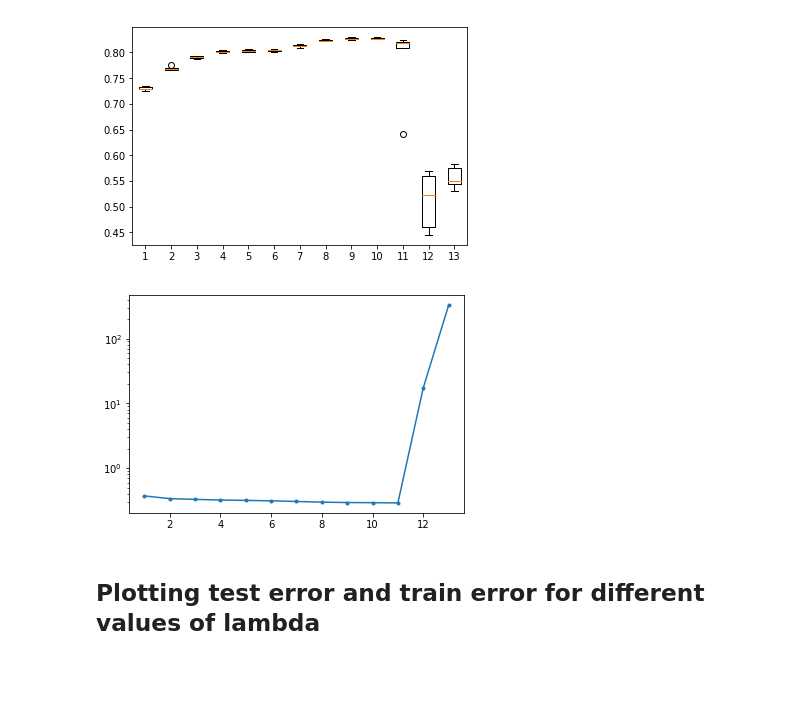
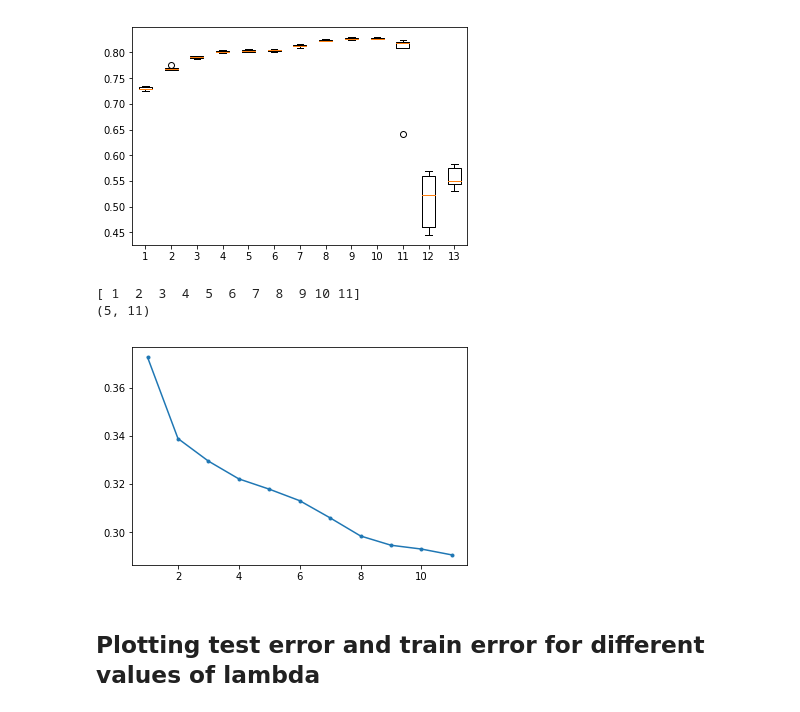
Before and after one commit to lubacien/MLproj1, a Jupyter notebook: scripts/datapreprocessing plotting.ipynb, the cells around one changed output. Cells and saved outputs as stored; diff of their text form; code cells hidden in the pictures; blank space fills up the shorter version.

```diff
--- a/scripts/datapreprocessing plotting.ipynb
+++ b/scripts/datapreprocessing plotting.ipynb
@@ -120,10 +126,16 @@ plt.show()
 [figure]
 # %%
 fig1, ax1 = plt.subplots()
-ax1.semilogy(degree,np.mean(trainlosses[1],axis=0),marker=".")
+degreeplt=degree[0:11]
+print(degreeplt)
+trainlossplt=trainlosses[1,:,0:11]
+print(trainlossplt.shape)
+ax1.plot(degreeplt,np.mean(trainlossplt,axis=0),marker=".")
 plt.show()
 # %% [output]
+[ 1  2  3  4  5  6  7  8  9 10 11]
+(5, 11)
-[figure, old version]
+[figure, new version]
 # %% [markdown]
 ## Plotting test error and train error for different values of lambda
 # %%
```
Also changed, not shown: parts of 1 cell of this notebook, 2 other files.
